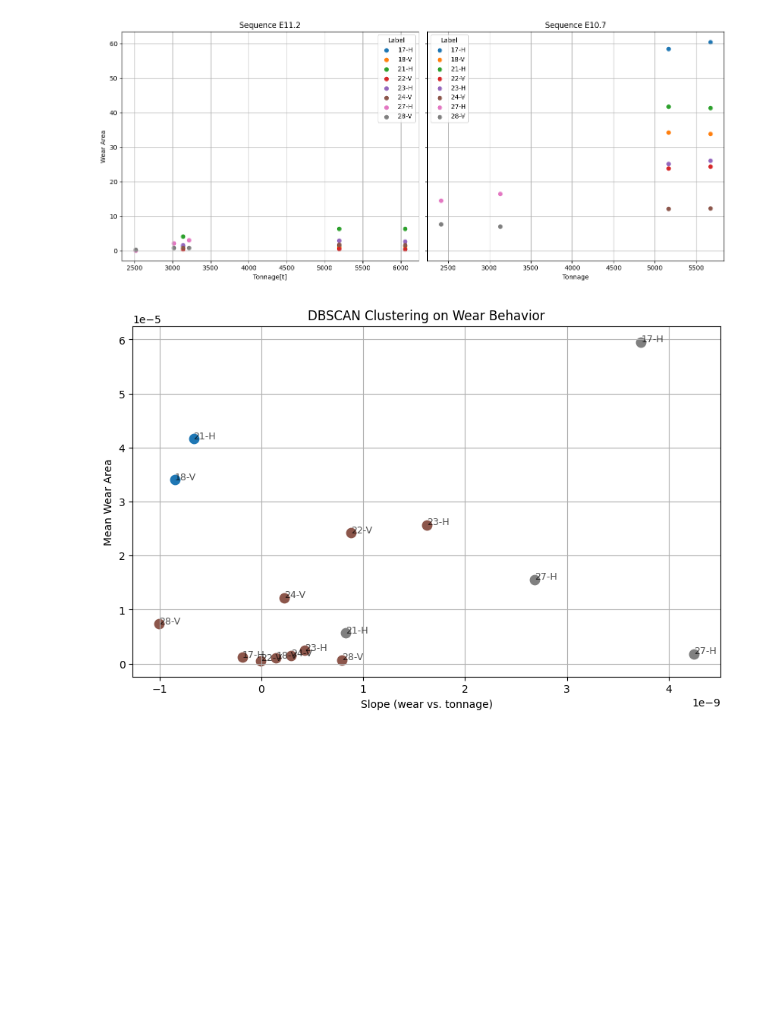
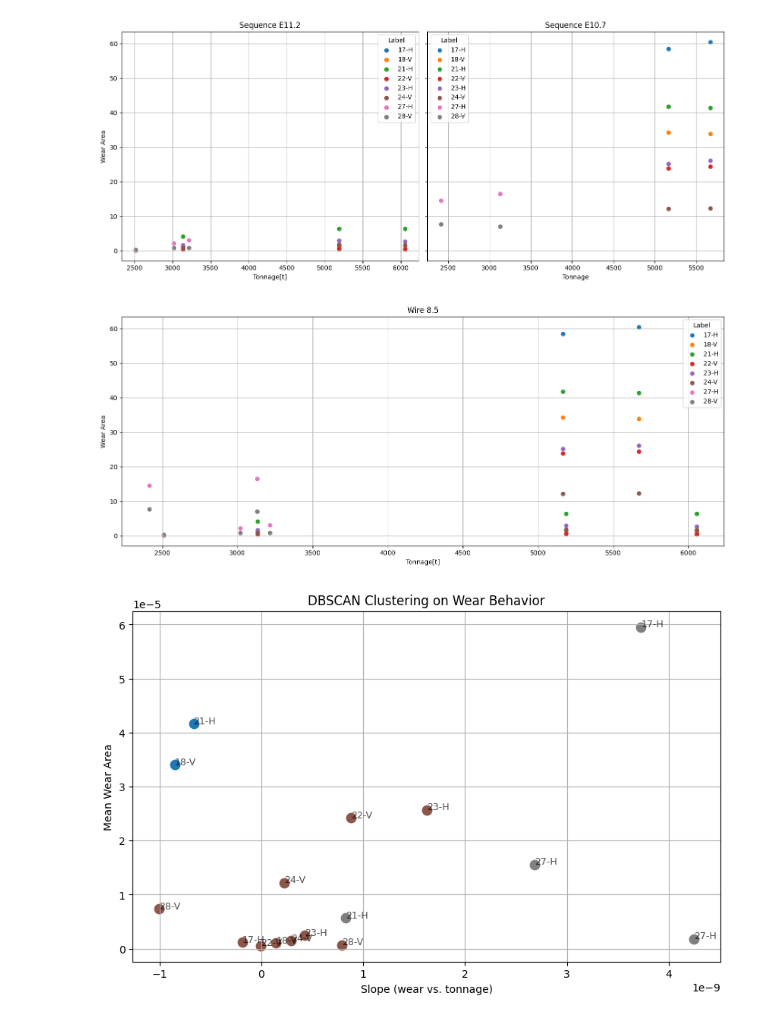
Before and after one commit to ChRen95/phd-thesis-fitting-wear-coefficient, a Jupyter notebook: data-analysis.ipynb, the cells around one changed output. Drawn from its saved outputs; the diff is of its cells as text; code cells hidden in the pictures; blank space fills up the shorter version.

```diff
--- a/data-analysis.ipynb
+++ b/data-analysis.ipynb
@@ -94,6 +94,31 @@ ax2.legend(by_label2.values(), by_label2.keys(), title="Label")
 plt.tight_layout()
 # %% [output]
 [figure]
+# %%
+label_colors = {}
+color_cycle = plt.rcParams['axes.prop_cycle'].by_key()['color']
+for i, label in enumerate(sorted(set(d['label'] for d in wear_areas))):
+    label_colors[label] = color_cycle[i % len(color_cycle)]
+
+
+fig, ax = plt.subplots(figsize=(14, 6))
+
+
+for wear_dicts in wear_areas:
+    ax.scatter(wear_dicts['tonnage'], wear_dicts['wear_area'] * 1e6, color=label_colors[wear_dicts['label']], label=wear_dicts['label'])
+
+ax.set_title('Wire 8.5')
+ax.set_xlabel('Tonnage[t]')
+ax.set_ylabel('Wear Area')
+ax.grid()
+
+handles1, labels1 = ax1.get_legend_handles_labels()
+by_label1 = dict(zip(labels1, handles1))
+ax.legend(by_label1.values(), by_label1.keys(), title="Label")
+
+plt.tight_layout()
+# %% [output]
+[figure, added]
 # %%
 df = pd.DataFrame(wear_areas)
 grouped = df.groupby(['groove', 'label'])
```
Also changed, not shown: 7 other files.
